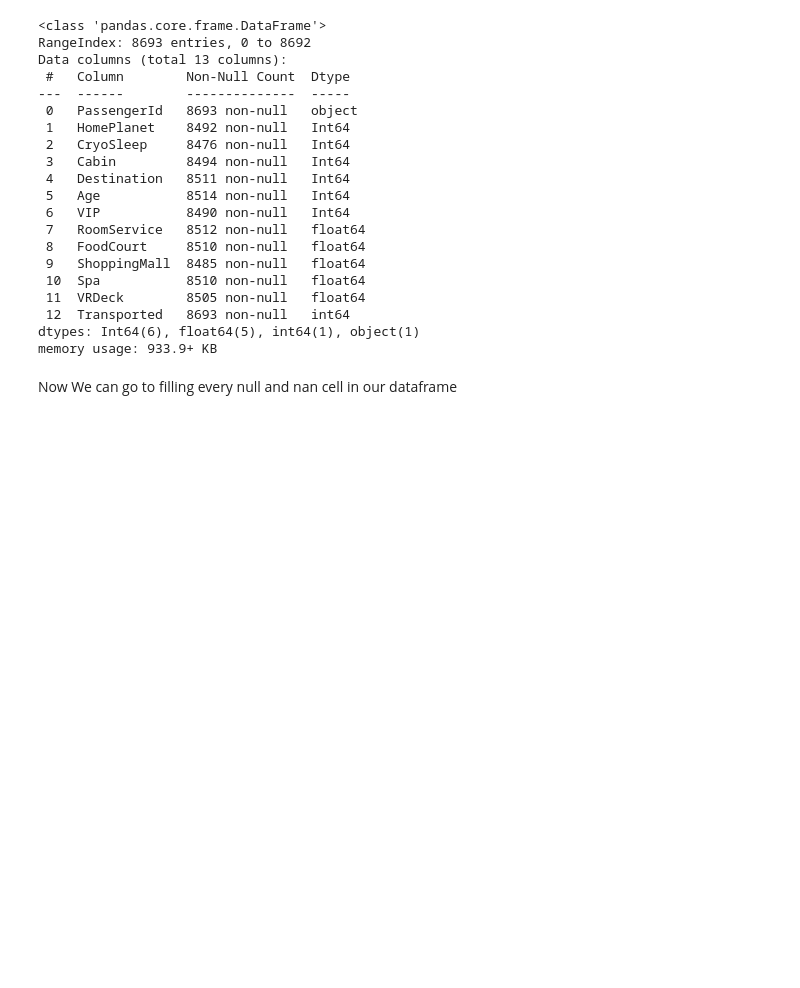
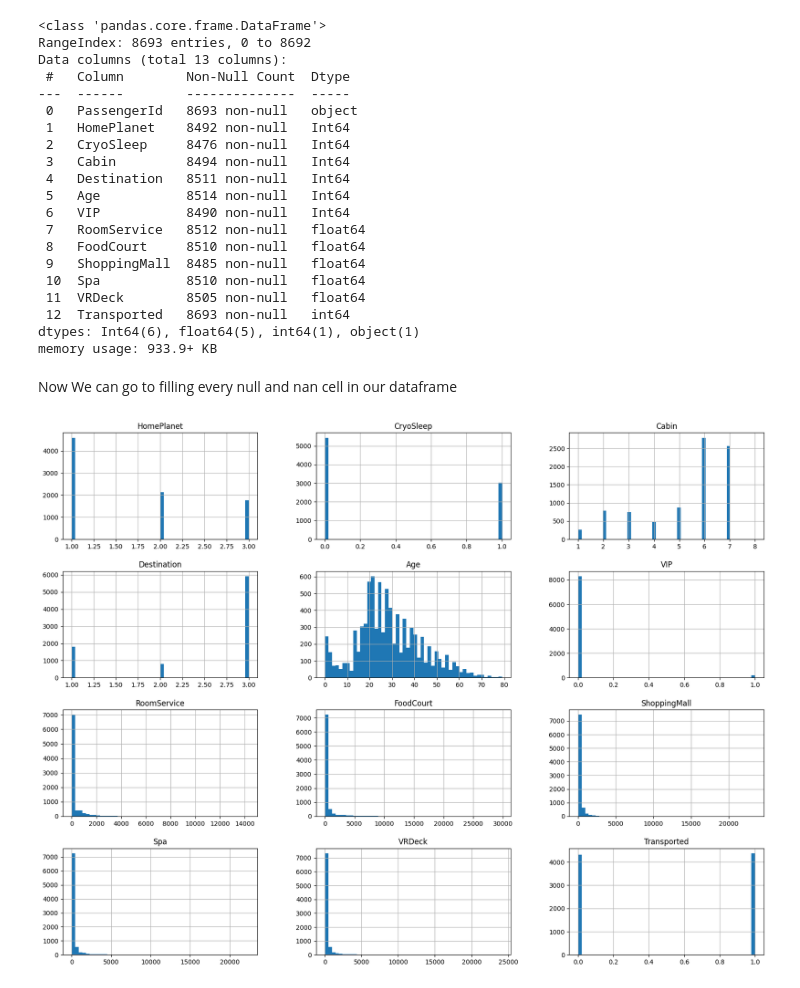
Before and after one commit to Sadeqsoli/SpaceTitanicSurvivors, a Jupyter notebook: spacetitanicsurvivors.ipynb, the cells around one changed output. Cells and saved outputs as stored; diff of their text form; code cells hidden in the pictures; blank space fills up the shorter version.

```diff
--- a/spacetitanicsurvivors.ipynb
+++ b/spacetitanicsurvivors.ipynb
@@ -215,3 +215,9 @@ dtypes: Int64(6), float64(5), int64(1), object(1)
 memory usage: 933.9+ KB
 # %% [markdown]
 Now We can go to filling every null and nan cell in our dataframe
+# %%
+import matplotlib.pyplot as plt
+df.hist(bins=50, figsize=(20,15))
+plt.show()
+# %% [output]
+[figure, added]
```
